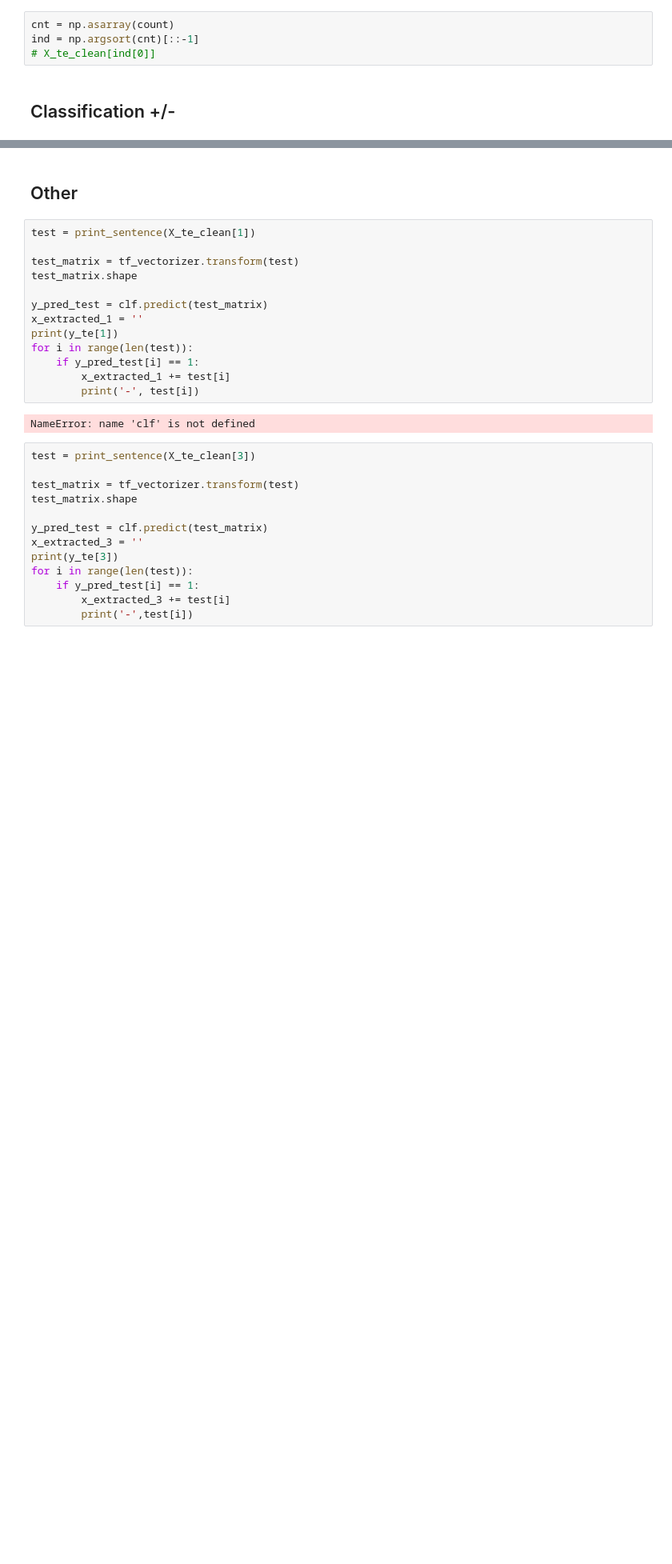
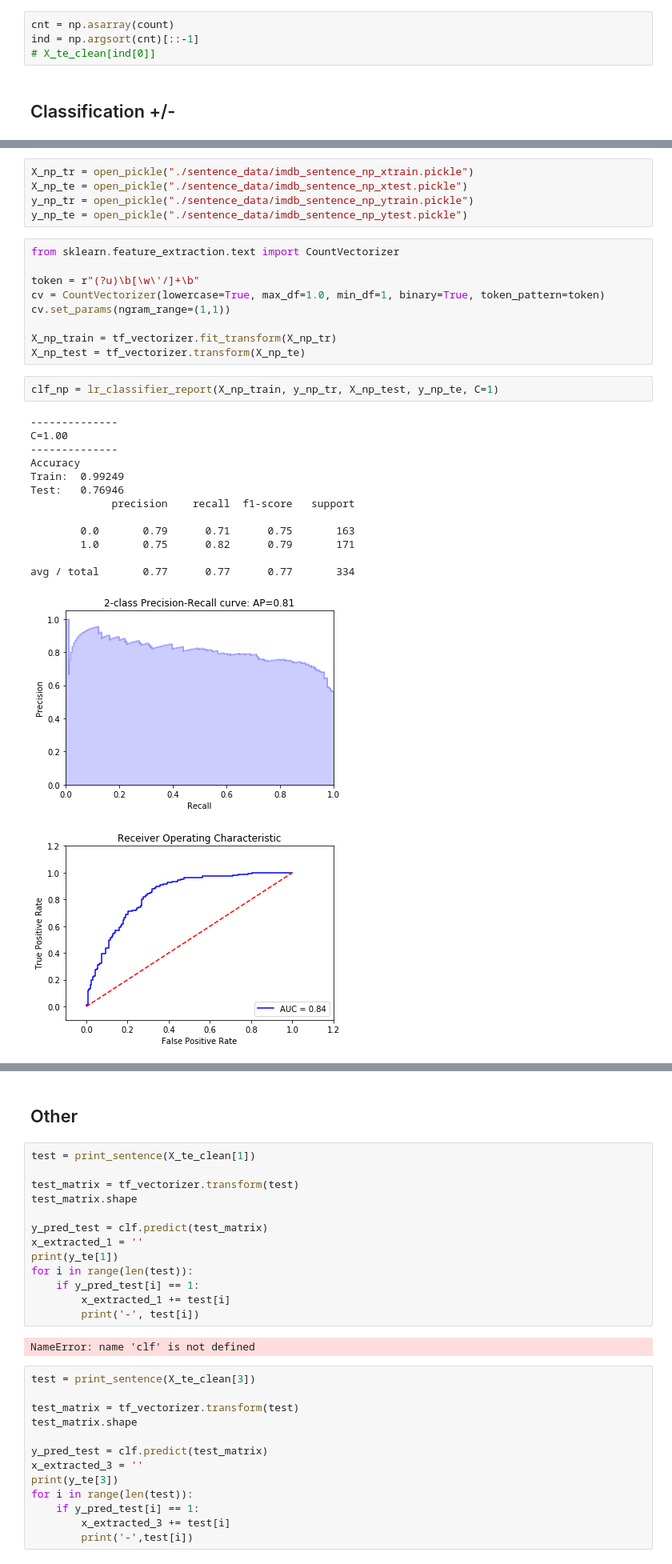
Before and after one commit to mrugami19/MovieReview, a Jupyter notebook: transparency-preprocessing-extraction/sentence-classification-Copy1.ipynb, the cells around one changed output, grey strips where cells are left out. Shown: that part at 80% size. Cells and saved outputs as stored; diff of their text form; blank space fills up the shorter version.

```diff
--- a/transparency-preprocessing-extraction/sentence-classification-Copy1.ipynb
+++ b/transparency-preprocessing-extraction/sentence-classification-Copy1.ipynb
@@ -511,0 +511,31 @@ Split train-test data...
+# %%
+X_np_tr = open_pickle("./sentence_data/imdb_sentence_np_xtrain.pickle")
+X_np_te = open_pickle("./sentence_data/imdb_sentence_np_xtest.pickle")
+y_np_tr = open_pickle("./sentence_data/imdb_sentence_np_ytrain.pickle")
+y_np_te = open_pickle("./sentence_data/imdb_sentence_np_ytest.pickle")
+# %%
+from sklearn.feature_extraction.text import CountVectorizer
+
+token = r"(?u)\b[\w\'/]+\b"
+cv = CountVectorizer(lowercase=True, max_df=1.0, min_df=1, binary=True, token_pattern=token)
+cv.set_params(ngram_range=(1,1))
+
+X_np_train = tf_vectorizer.fit_transform(X_np_tr)
+X_np_test = tf_vectorizer.transform(X_np_te)
+# %%
+clf_np = lr_classifier_report(X_np_train, y_np_tr, X_np_test, y_np_te, C=1)
+# %% [output]
+--------------
+C=1.00
+--------------
+Accuracy
+Train:  0.99249
+Test:   0.76946
+             precision    recall  f1-score   support
+
+        0.0       0.79      0.71      0.75       163
+        1.0       0.75      0.82      0.79       171
+
+avg / total       0.77      0.77      0.77       334
+[figure, added]
+[figure, added]
```
Also changed, not shown: parts of 5 cells of this notebook.
